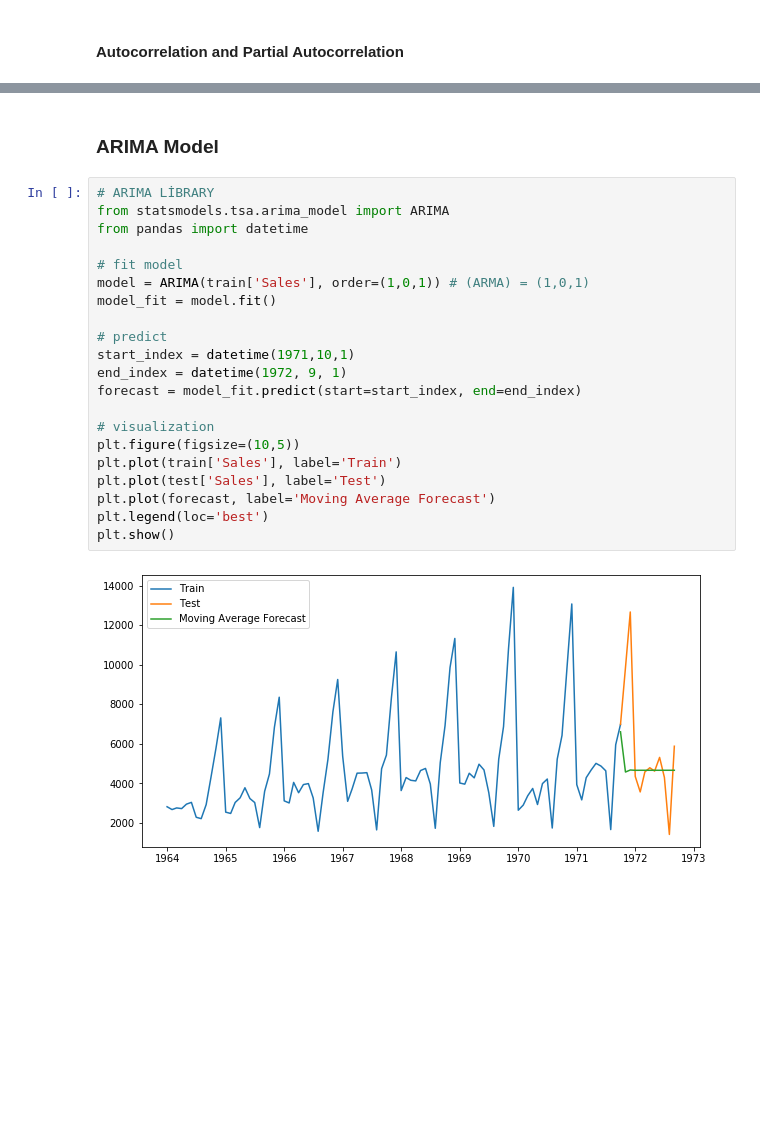
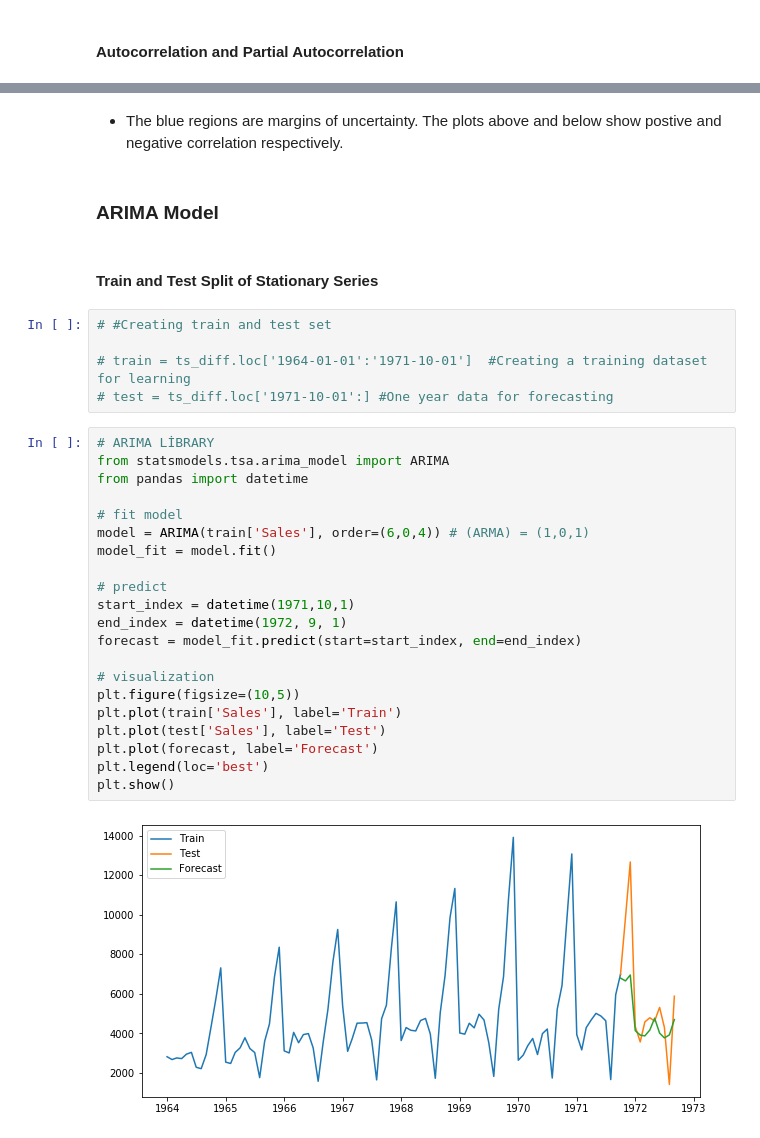
Before and after one commit to yashkanakia/Python, a Jupyter notebook: Time Series Analysis/Champagne_Sales_Forecasting/TimeSeries_ChampagneDataset.ipynb, the cells around one changed output, grey strips where cells are left out. Drawn from its saved outputs; the diff is of its cells as text; blank space fills up the shorter version.

Commit message:
Updated ARIMA AND SARIMA

```diff
--- a/Time Series Analysis/Champagne_Sales_Forecasting/TimeSeries_ChampagneDataset.ipynb
+++ b/Time Series Analysis/Champagne_Sales_Forecasting/TimeSeries_ChampagneDataset.ipynb
@@ -477,25 +478,34 @@ plt.tight_layout()
+# %% [markdown]
+- The blue regions are margins of uncertainty. The plots above and below show postive and negative correlation respectively.
 # %% [markdown]
 ### ARIMA Model
+# %% [markdown]
+#### Train and Test Split of Stationary Series
+# %%
+# #Creating train and test set
+
+# train = ts_diff.loc['1964-01-01':'1971-10-01']  #Creating a training dataset for learning
+# test = ts_diff.loc['1971-10-01':] #One year data for forecasting
 # %%
 # ARIMA LİBRARY
 from statsmodels.tsa.arima_model import ARIMA
 from pandas import datetime
 
 # fit model
-model = ARIMA(train['Sales'], order=(1,0,1)) # (ARMA) = (1,0,1)
+model = ARIMA(train['Sales'], order=(6,0,4)) # (ARMA) = (1,0,1)
 model_fit = model.fit()
 
 # predict
 start_index = datetime(1971,10,1)
 end_index = datetime(1972, 9, 1)
 forecast = model_fit.predict(start=start_index, end=end_index)
 
 # visualization
 plt.figure(figsize=(10,5))
 plt.plot(train['Sales'], label='Train')
 plt.plot(test['Sales'], label='Test')
-plt.plot(forecast, label='Moving Average Forecast')
+plt.plot(forecast, label='Forecast')
 plt.legend(loc='best')
 plt.show()
 # %% [output]
-[figure, old version]
+[figure, new version]
```
Also changed, not shown: parts of 29 cells of this notebook, 1 other file.
